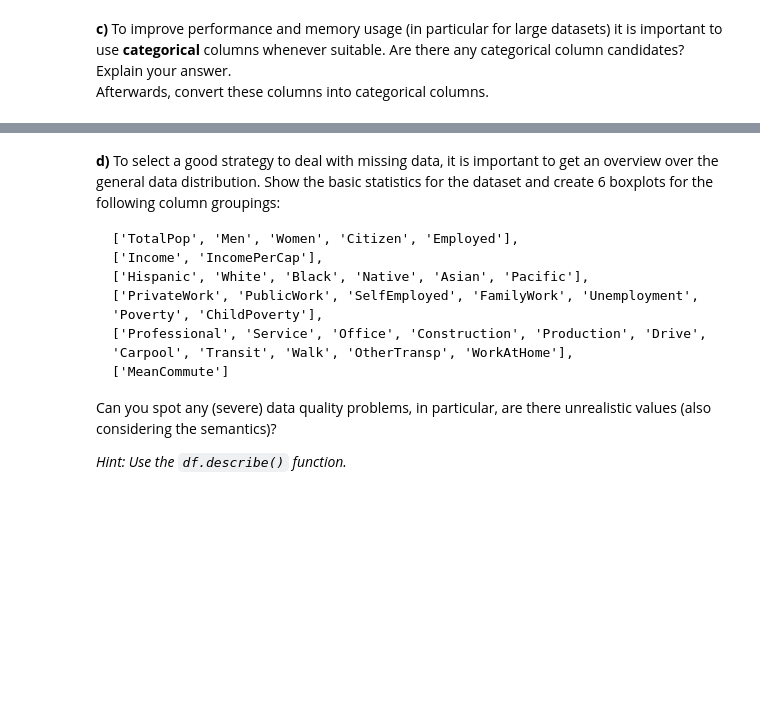
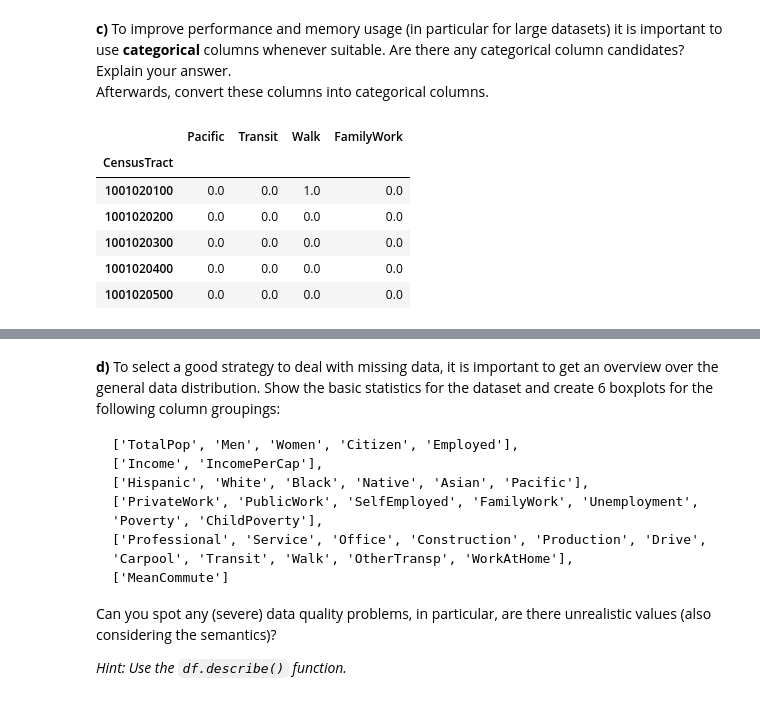
Before and after one commit to Starcrysis/assignment_2, a Jupyter notebook: assignment_2.ipynb, the cells around one changed output, grey strips where cells are left out. Drawn from its saved outputs; the diff is of its cells as text; code cells hidden in the pictures; blank space fills up the shorter version.

```diff
--- a/assignment_2.ipynb
+++ b/assignment_2.ipynb
@@ -185,8 +185,23 @@ One could thing that State and County are wrongly parsed, but their type string
 Are there any categorical column candidates? Explain your answer. \
 Afterwards, convert these columns into categorical columns.
 # %%
-# TODO
-# Which can we transform to categorical?
-# Timothy - State and County are already categorical
-# Also Onehot encoding is transforming categorical to numerical
+categorical_values = ['Pacific',
+                      'Transit',
+                      'Walk',
+                      'FamilyWork'
+                    ]
+
+for category in categorical_values:
+    df[category] = pd.qcut(df[category], 4, labels = False, duplicates = 'drop')
+
+
+df[categorical_values].head()
+# %% [output]
+|  | Pacific | Transit | Walk | FamilyWork |
+| CensusTract |  |  |  |  |
+| 1001020100 | 0.0 | 0.0 | 1.0 | 0.0 |
+| 1001020200 | 0.0 | 0.0 | 0.0 | 0.0 |
+| 1001020300 | 0.0 | 0.0 | 0.0 | 0.0 |
+| 1001020400 | 0.0 | 0.0 | 0.0 | 0.0 |
+| 1001020500 | 0.0 | 0.0 | 0.0 | 0.0 |
 # %% [markdown]
```
Also changed, not shown: parts of 6 cells of this notebook.
